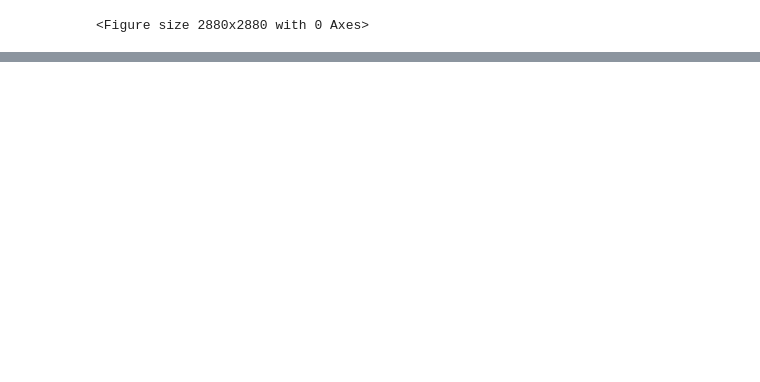
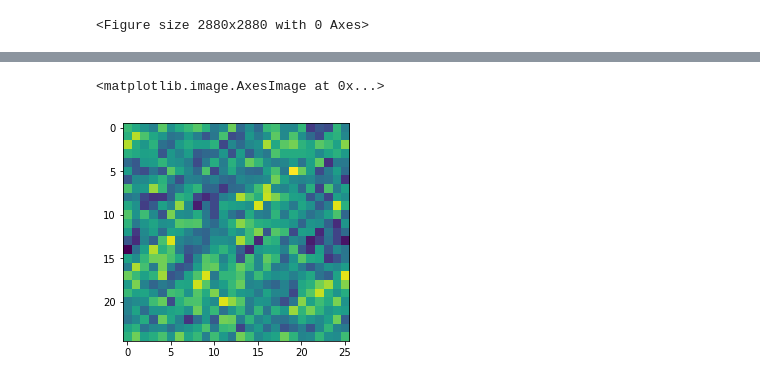
Before and after one commit to usmanr149/linearClassifier, a Jupyter notebook: Untitled.ipynb, the cells around one changed output, grey strips where cells are left out. Drawn from its saved outputs; the diff is of its cells as text; code cells hidden in the pictures; blank space fills up the shorter version.

```diff
--- a/Untitled.ipynb
+++ b/Untitled.ipynb
@@ -116,10 +119,10 @@ labels
 # %%
-image_height = 5
-image_width = 5
+image_height = 25
+image_width = 25
 
 No_of_Images = len(files)
 No_of_Classes = len(set(labels))
 
-classes = np.random.randint(No_of_Classes, size=No_of_Images)
-y_true = np.zeros((classes.size, classes.max()+1))
-y_true[np.arange(classes.size), classes] = 1
+# classes = np.random.randint(No_of_Classes, size=No_of_Images)
+y_true = np.zeros((No_of_Images, max(labels)+1))
+y_true[np.arange(No_of_Images), np.array(labels)] = 1
@@ -137,13 +144,13 @@ def readImage(path, width=56, height=60):
 
     return resized
 # %%
-def costFunction(y_true, y_pred):
+def costFunction(y_t, y_pred):
     # find the y_pred value for the actual image index
-    index = np.where(y_true == 1)[0][0]
+    index = np.where(y_t == 1)[0][0]
     cost = 0
-    for i in range(len(y_true)):
+    for i in range(len(y_t)):
         if i != index:
-            cost+= max(0, y_pred[i] - y_pred[index] + 1)
+            cost+= max(0, y_pred[i] - y_pred[index] + DELTA)
     return cost
 
 def loss(params, image, y_true):
@@ -160,16 +167,23 @@ def jacobian(params):
                                                                                    image_height*image_width +
                                                                                      image_width)
 
-    P = np.matmul(W, X_.T )
+    P = np.matmul(W, X_ )
 
     for i in range(W.shape[0]):
         for j in range(W.shape[1]):
-            for k in range(len(labels)):
-                if labels[k] != i:
+            # i is the class
+            for k in range(P.shape[1]):
+                # k is the image we are looking at
+                if i != labels[k]:
                     if P[i][k] - P[labels[k]][k] + DELTA > 0:
-                        dW[i][j] += X_.T[j][k]
-                    else:
-                        dW[i][j] -= X_.T[j][k]
+                        dW[i][j] += X_[j][k]
+                # if the image we are looking at has the same class we are curretly looping over
+                if i == labels[k]:
+                    for cl in range(W.shape[0]):
+#                         print('cl: ', cl)
+                        if cl != i and P[cl][k] - P[i][k] + DELTA > 0:
+                            dW[i][j] -= X_[j][k]
+#                 print('dW[%d][%d] : %f' %(i,j,dW[i][j]))
 
     return dW.ravel()
 
@@ -178,7 +192,7 @@ def objective(params):
     W = params.reshape(No_of_Classes, image_height*image_width+image_width)
 #     B = params[No_of_Classes*image_height*image_width:].reshape(1, No_of_Classes)
 #     y_pred = np.matmul(X_, W.T )
-    y_pred = np.matmul(W, X_.T)
+    y_pred = np.matmul(W, X_)
     total_loss = [costFunction(y_true[i], y_pred[:, i]) for i in range(len(y_true))]
 #     total_loss = []
 #     for i in range(len(images)):
@@ -293,3 +327,6 @@ W_best[0].shape
 # %%
-plt.imshow(W_best[1].reshape(image_width, image_height + 1))
+plt.imshow(W_best[0].reshape(image_width, image_height + 1))
+# %% [output]
+<matplotlib.image.AxesImage at 0x...>
+[figure, added]
 # %%
```
Also changed, not shown: parts of 20 cells of this notebook, 2 other files.
